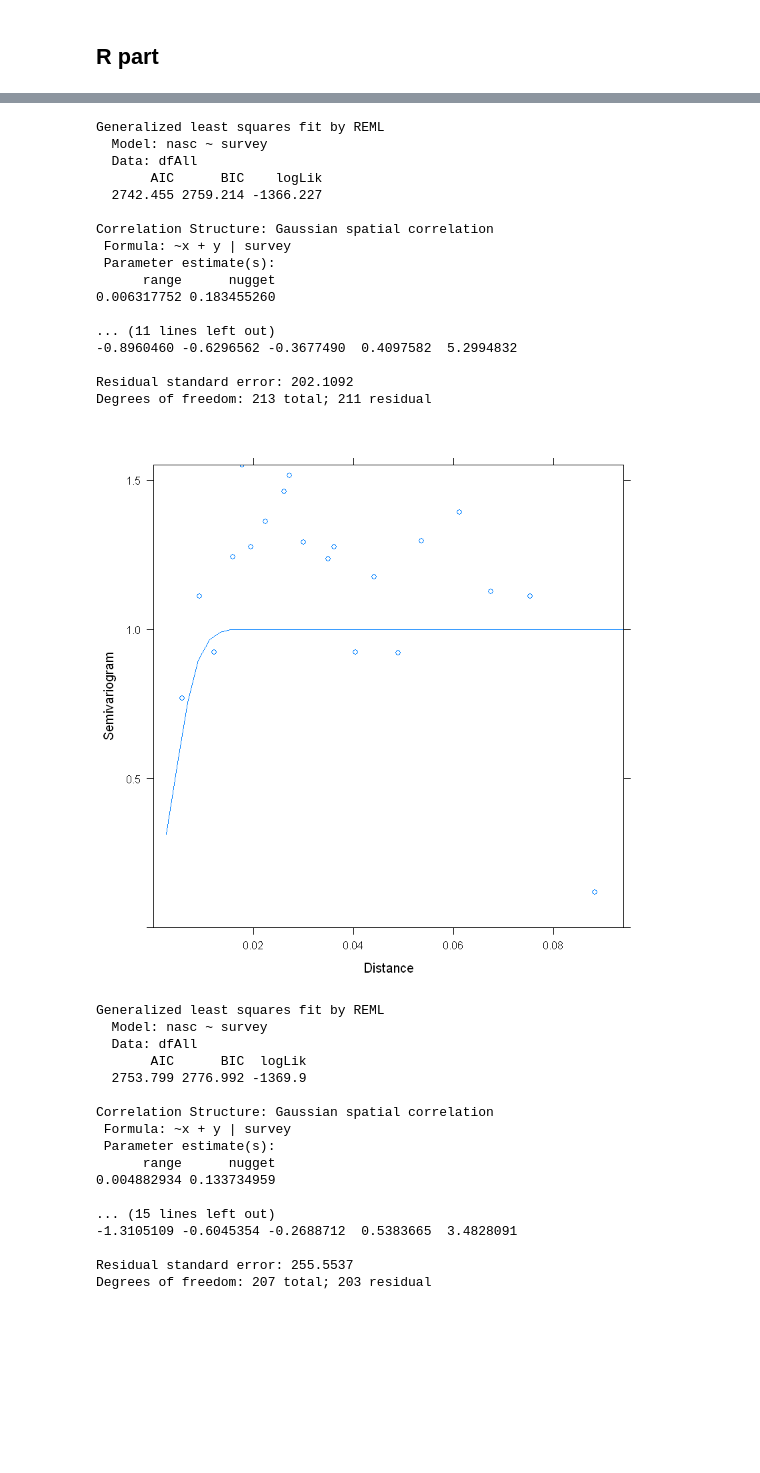
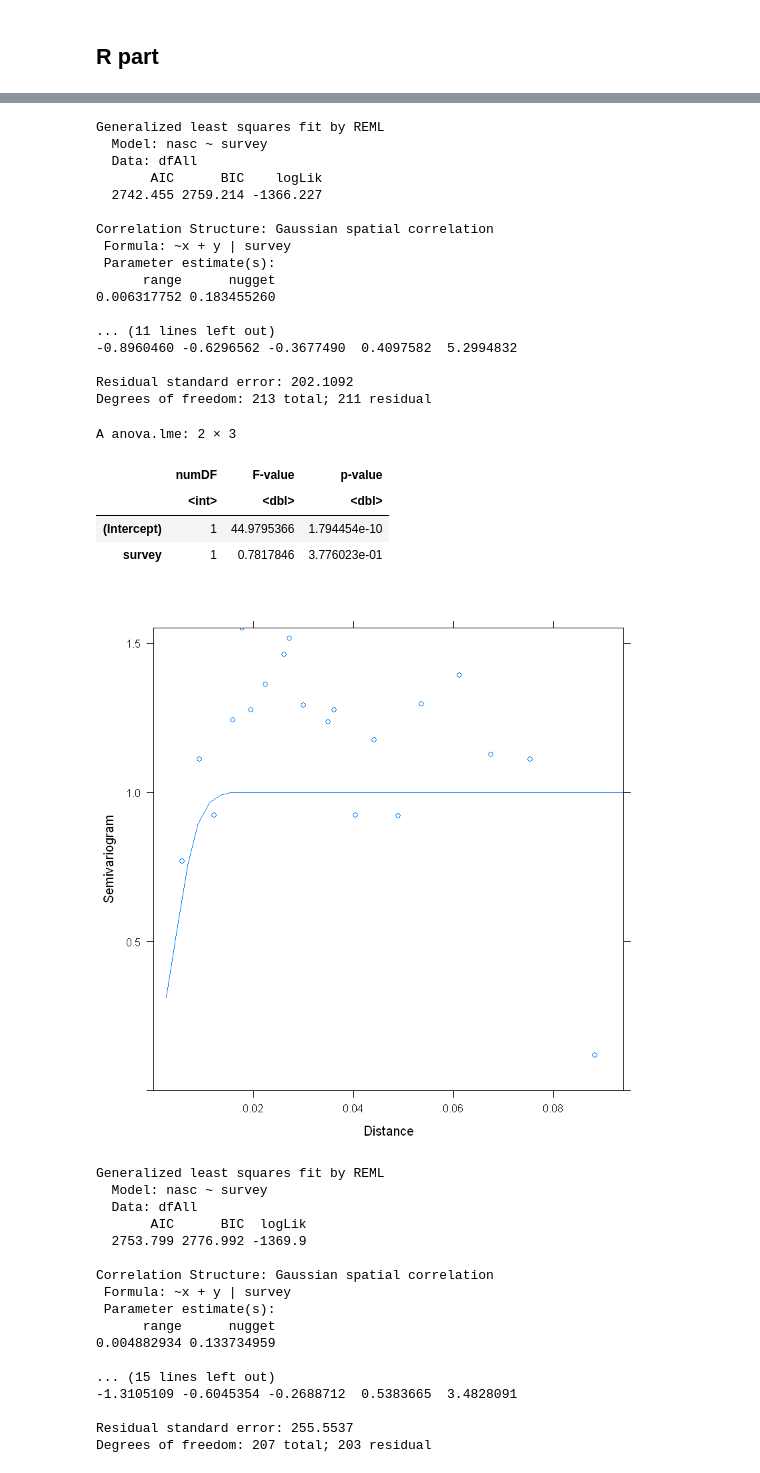
Before and after one commit to leviner/saildrone-2018, a Jupyter notebook: code/acousticData/analysis/2-GLSModels.ipynb, the cells around one changed output, grey strips where cells are left out. Cells and saved outputs as stored; diff of their text form; code cells hidden in the pictures; blank space fills up the shorter version.

```diff
--- a/code/acousticData/analysis/2-GLSModels.ipynb
+++ b/code/acousticData/analysis/2-GLSModels.ipynb
@@ -177,31 +181,37 @@ Warning message:
 # %%
 # Let's fit a model for the large scale survey
 dfAll <- dfAllLarge
 f.lm <- lm(nasc ~ survey, data=dfAll)
 x <- mapproject(dfAll$lonC, dfAll$latC, "albers", param=c(min(dfAll$latC), max(dfAll$latC)))
 dfAll$x <- x$x
 dfAll$y <- x$y
 f.Gaus <-gls(nasc ~ survey, data=dfAll, correl=corGaus(form= ~ x+y | survey, nugget=T))
 summary(f.Gaus)
 plot(Variogram(f.Gaus))
+anova(f.Gaus)
 # %% [output]
 Generalized least squares fit by REML
   Model: nasc ~ survey
   Data: dfAll
        AIC      BIC    logLik
   2742.455 2759.214 -1366.227
 
 Correlation Structure: Gaussian spatial correlation
  Formula: ~x + y | survey
  Parameter estimate(s):
       range      nugget
 0.006317752 0.183455260
 
 ... (11 lines left out)
 -0.8960460 -0.6296562 -0.3677490  0.4097582  5.2994832
 
 Residual standard error: 202.1092
 Degrees of freedom: 213 total; 211 residual
+A anova.lme: 2 × 3
+|  | numDF | F-value | p-value |
+|  | <int> | <dbl> | <dbl> |
+| (Intercept) | 1 | 44.9795366 | 1.794454e-10 |
+| survey | 1 | 0.7817846 | 3.776023e-01 |
 [figure]
 # %%
 # now we can fit the model for the small scale survey
```
Also changed, not shown: parts of 1 cell of this notebook, 1 other file.
